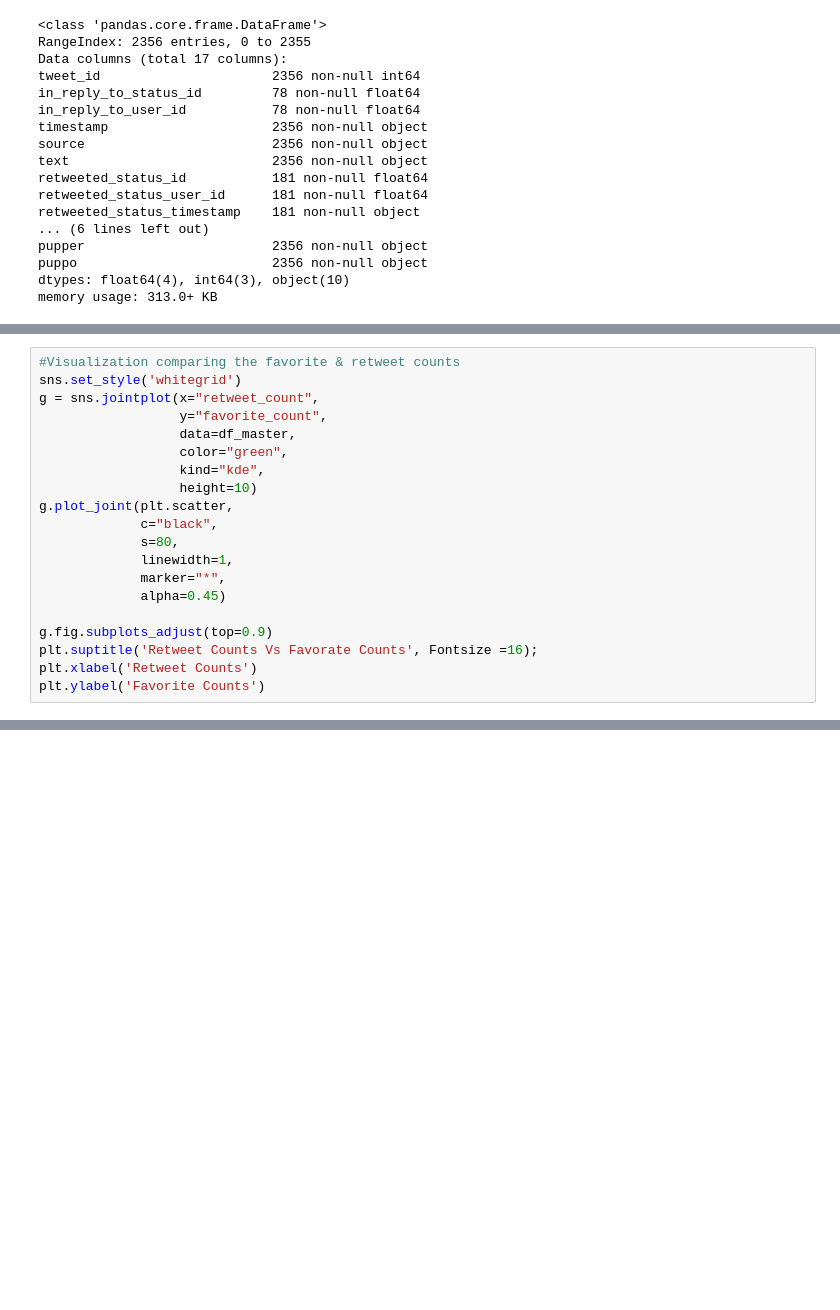
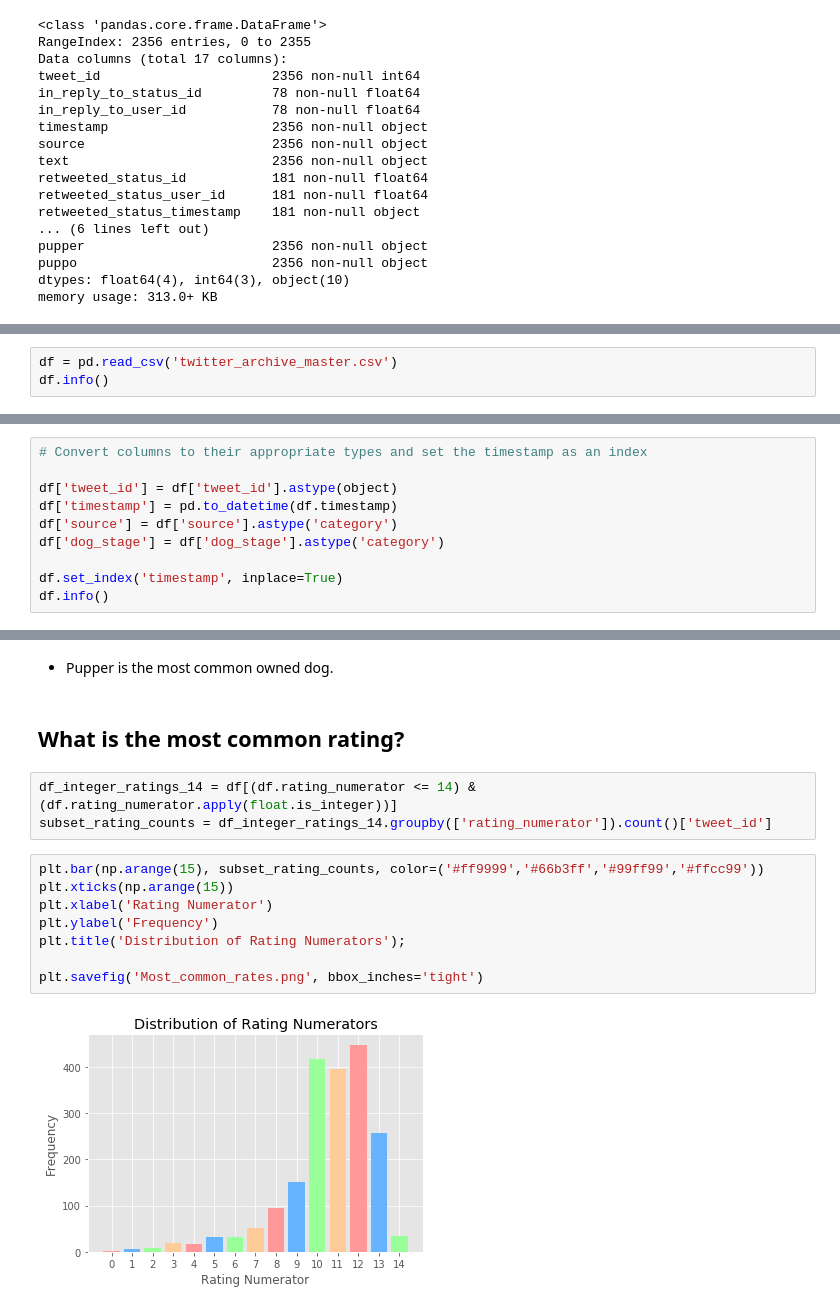
Before and after one commit to Abhijit99dey/Wrangle-and-Analyze-Data, a Jupyter notebook: wrangle_act.ipynb, the cells around one changed output, grey strips where cells are left out. Saved outputs shown, nothing was run; the diff lists cells and outputs as text; blank space fills up the shorter version.

```diff
--- a/wrangle_act.ipynb
+++ b/wrangle_act.ipynb
@@ -790,20 +70,0 @@ Create a visualization to compare retweet counts with favorite counts, then obse
-# %%
-#Visualization comparing the favorite & retweet counts
-sns.set_style('whitegrid')
-g = sns.jointplot(x="retweet_count",
-                  y="favorite_count",
-                  data=df_master,
-                  color="green",
-                  kind="kde",
-                  height=10)
-g.plot_joint(plt.scatter,
-             c="black",
-             s=80,
-             linewidth=1,
-             marker="*",
-             alpha=0.45)
-
-g.fig.subplots_adjust(top=0.9)
-plt.suptitle('Retweet Counts Vs Favorate Counts', Fontsize =16);
-plt.xlabel('Retweet Counts')
-plt.ylabel('Favorite Counts')
@@ -863,0 +867,3 @@ https://stackoverflow.com/questions/47704798/python-pandas-drop-dataframe
+# %%
+df = pd.read_csv('twitter_archive_master.csv')
+df.info()
@@ -863,0 +897,10 @@ https://stackoverflow.com/questions/47704798/python-pandas-drop-dataframe
+# %%
+# Convert columns to their appropriate types and set the timestamp as an index
+
+df['tweet_id'] = df['tweet_id'].astype(object)
+df['timestamp'] = pd.to_datetime(df.timestamp)
+df['source'] = df['source'].astype('category')
+df['dog_stage'] = df['dog_stage'].astype('category')
+
+df.set_index('timestamp', inplace=True)
+df.info()
@@ -863,0 +958,17 @@ https://stackoverflow.com/questions/47704798/python-pandas-drop-dataframe
+# %% [markdown]
+- Pupper is the most common owned dog.
+# %% [markdown]
+## What is the most common rating?
+# %%
+df_integer_ratings_14 = df[(df.rating_numerator <= 14) & (df.rating_numerator.apply(float.is_integer))]
+subset_rating_counts = df_integer_ratings_14.groupby(['rating_numerator']).count()['tweet_id']
+# %%
+plt.bar(np.arange(15), subset_rating_counts, color=('#ff9999','#66b3ff','#99ff99','#ffcc99'))
+plt.xticks(np.arange(15))
+plt.xlabel('Rating Numerator')
+plt.ylabel('Frequency')
+plt.title('Distribution of Rating Numerators');
+
+plt.savefig('Most_common_rates.png', bbox_inches='tight')
+# %% [output]
+[figure, added]
```
Also changed, not shown: parts of 222 cells of this notebook, 6 other files.
